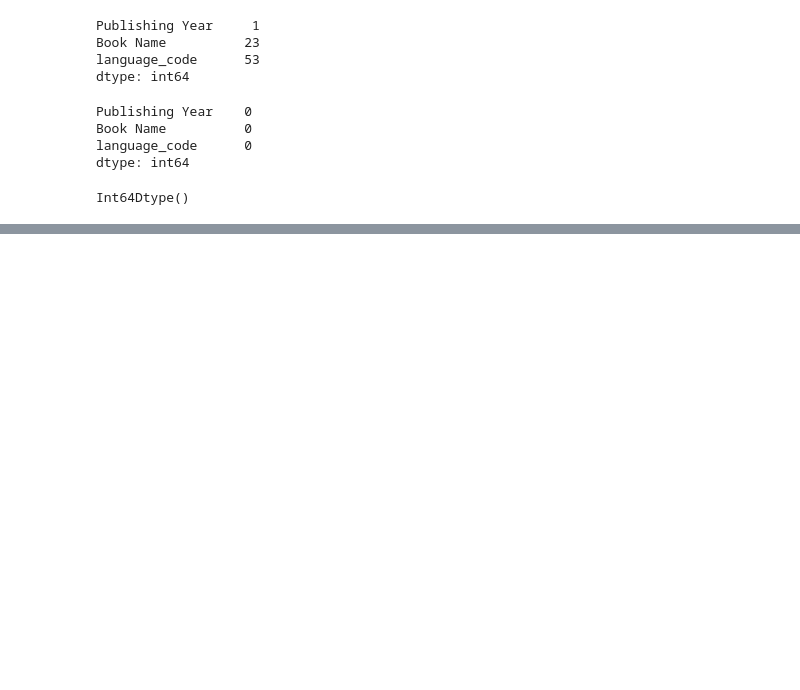
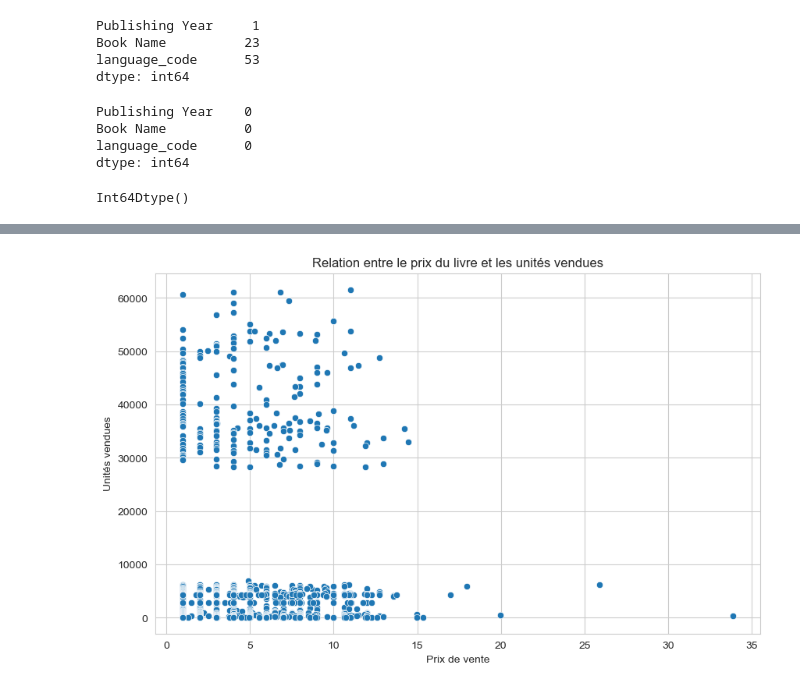
Before and after one commit to CedricKonkobo/CedricKonkobo-EDA_Books-_Sales_Ratings, a Jupyter notebook: Book_Sale_EDA.ipynb, the cells around one changed output, grey strips where cells are left out. Cells and saved outputs as stored; diff of their text form; code cells hidden in the pictures; blank space fills up the shorter version.

```diff
--- a/Book_Sale_EDA.ipynb
+++ b/Book_Sale_EDA.ipynb
@@ -228,0 +292,19 @@ Int64Dtype()
+# %%
+# 7. Relation prix vs unités vendues
+plt.figure()
+
+sns.scatterplot(
+    data=df,
+    x="sale price",
+    y="units sold"
+)
+
+plt.title("Relation entre le prix du livre et les unités vendues")
+plt.xlabel("Prix de vente")
+plt.ylabel("Unités vendues")
+
+plt.savefig(f"{output_dir}/prix_vs_unites_vendues.png", dpi=300, bbox_inches="tight")
+
+plt.show()
+# %% [output]
+[figure, added]
```
Also changed, not shown: parts of 12 cells of this notebook, 9 other files.
